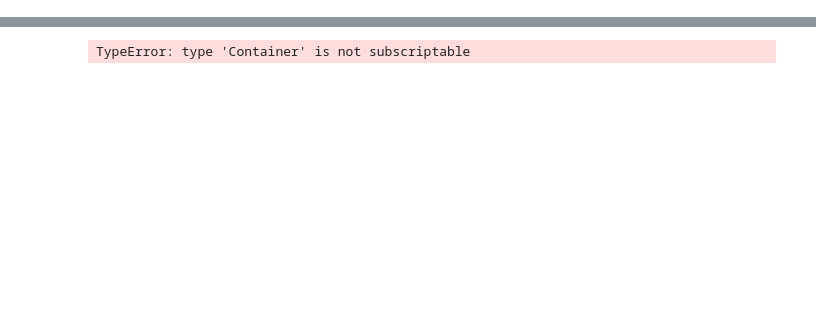
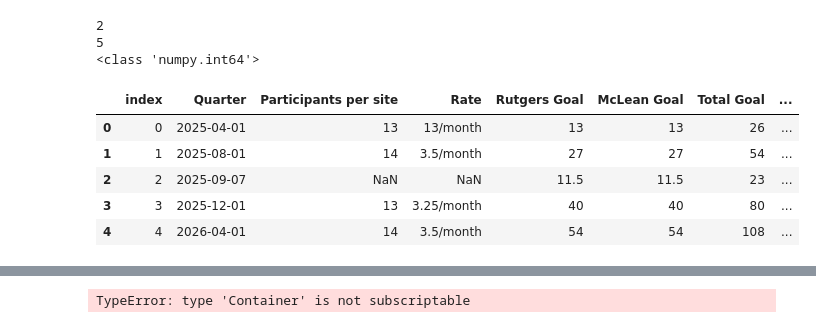
Before and after one commit to kaleyjoss/PCX_dashboard_stable, a Jupyter notebook: archive/dashboard_04.12.25.ipynb, the cells around one changed output, grey strips where cells are left out. Drawn from its saved outputs; the diff is of its cells as text; code cells hidden in the pictures; blank space fills up the shorter version.

```diff
--- a/archive/dashboard_04.12.25.ipynb
+++ b/archive/dashboard_04.12.25.ipynb
@@ -24,0 +179,17 @@ for sub in os.listdir(sub_logs):
+# %%
+print(today_index)
+two_quarters_out=today_index+3
+print(two_quarters_out)
+print(type(two_quarters_out))
+rmr_df_today = rmr_df_today[:two_quarters_out]
+display(rmr_df_today)
+# %% [output]
+2
+5
+<class 'numpy.int64'>
+|  | index | Quarter | Participants per site | Rate | Rutgers Goal | McLean Goal | Total Goal | ... |
+| 0 | 0 | 2025-04-01 | 13 | 13/month | 13 | 13 | 26 | ... |
+| 1 | 1 | 2025-08-01 | 14 | 3.5/month | 27 | 27 | 54 | ... |
+| 2 | 2 | 2025-09-07 | NaN | NaN | 11.5 | 11.5 | 23 | ... |
+| 3 | 3 | 2025-12-01 | 13 | 3.25/month | 40 | 40 | 80 | ... |
+| 4 | 4 | 2026-04-01 | 14 | 3.5/month | 54 | 54 | 108 | ... |
```
Also changed, not shown: parts of 5 cells of this notebook, 1 other file.
